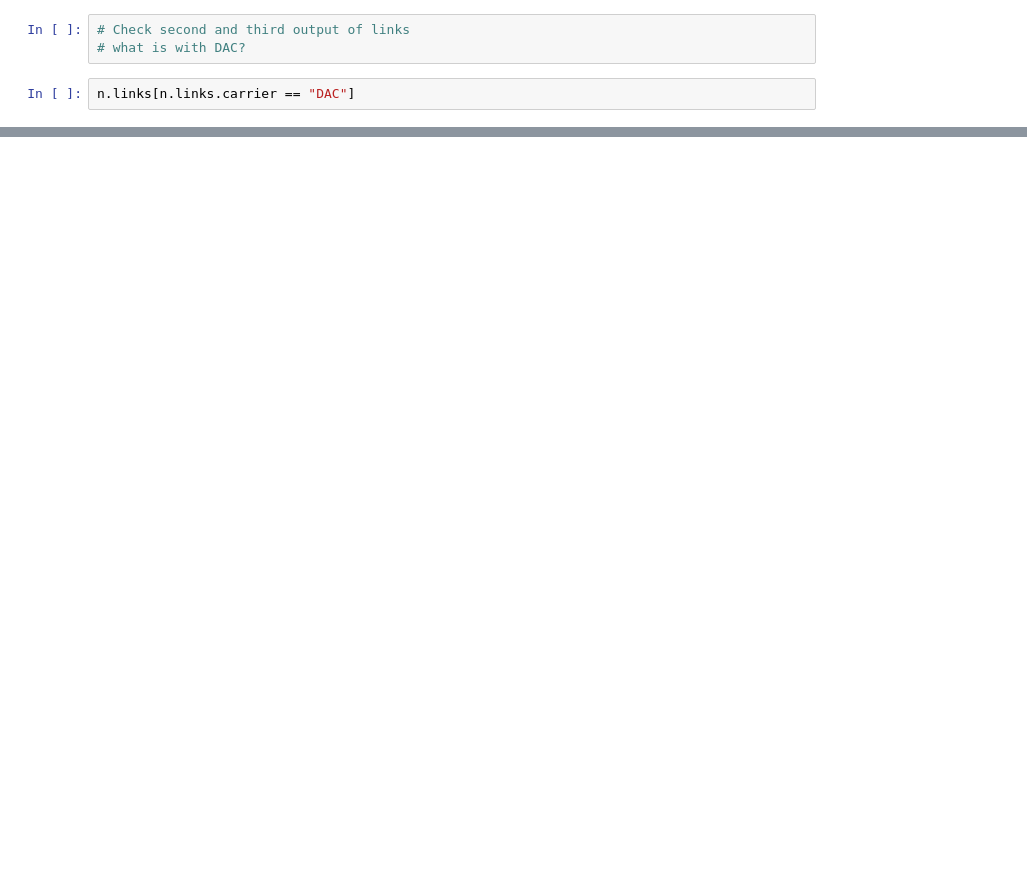
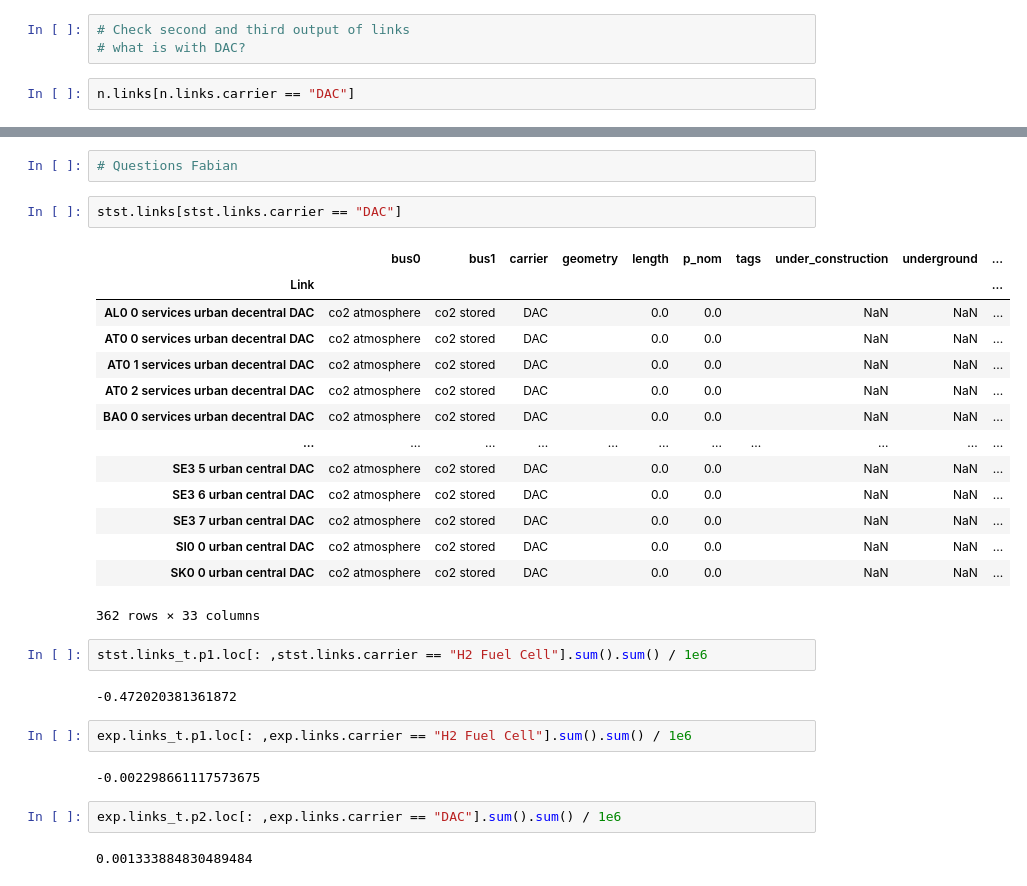
Before and after one commit to JulianGeis/master_thesis, a Jupyter notebook: notebooks/00_carrier_determination.ipynb, the cells around one changed output, grey strips where cells are left out. Saved outputs shown, nothing was run; the diff lists cells and outputs as text; blank space fills up the shorter version.

```diff
--- a/notebooks/00_carrier_determination.ipynb
+++ b/notebooks/00_carrier_determination.ipynb
@@ -527,0 +470,31 @@ set(stst_car).intersection(exp_car)
+# %%
+# Questions Fabian
+# %%
+stst.links[stst.links.carrier == "DAC"]
+# %% [output]
+|  | bus0 | bus1 | carrier | geometry | length | p_nom | tags | under_construction | underground | ... |
+| Link |  |  |  |  |  |  |  |  |  | ... |
+| AL0 0 services urban decentral DAC | co2 atmosphere | co2 stored | DAC |  | 0.0 | 0.0 |  | NaN | NaN | ... |
+| AT0 0 services urban decentral DAC | co2 atmosphere | co2 stored | DAC |  | 0.0 | 0.0 |  | NaN | NaN | ... |
+| AT0 1 services urban decentral DAC | co2 atmosphere | co2 stored | DAC |  | 0.0 | 0.0 |  | NaN | NaN | ... |
+| AT0 2 services urban decentral DAC | co2 atmosphere | co2 stored | DAC |  | 0.0 | 0.0 |  | NaN | NaN | ... |
+| BA0 0 services urban decentral DAC | co2 atmosphere | co2 stored | DAC |  | 0.0 | 0.0 |  | NaN | NaN | ... |
+| ... | ... | ... | ... | ... | ... | ... | ... | ... | ... | ... |
+| SE3 5 urban central DAC | co2 atmosphere | co2 stored | DAC |  | 0.0 | 0.0 |  | NaN | NaN | ... |
+| SE3 6 urban central DAC | co2 atmosphere | co2 stored | DAC |  | 0.0 | 0.0 |  | NaN | NaN | ... |
+| SE3 7 urban central DAC | co2 atmosphere | co2 stored | DAC |  | 0.0 | 0.0 |  | NaN | NaN | ... |
+| SI0 0 urban central DAC | co2 atmosphere | co2 stored | DAC |  | 0.0 | 0.0 |  | NaN | NaN | ... |
+| SK0 0 urban central DAC | co2 atmosphere | co2 stored | DAC |  | 0.0 | 0.0 |  | NaN | NaN | ... |
+362 rows × 33 columns
+# %%
+stst.links_t.p1.loc[: ,stst.links.carrier == "H2 Fuel Cell"].sum().sum() / 1e6
+# %% [output]
+-0.472020381361872
+# %%
+exp.links_t.p1.loc[: ,exp.links.carrier == "H2 Fuel Cell"].sum().sum() / 1e6
+# %% [output]
+-0.002298661117573675
+# %%
+exp.links_t.p2.loc[: ,exp.links.carrier == "DAC"].sum().sum() / 1e6
+# %% [output]
+0.001333884830489484
```
Also changed, not shown: parts of 9 cells of this notebook, 6 other files.
